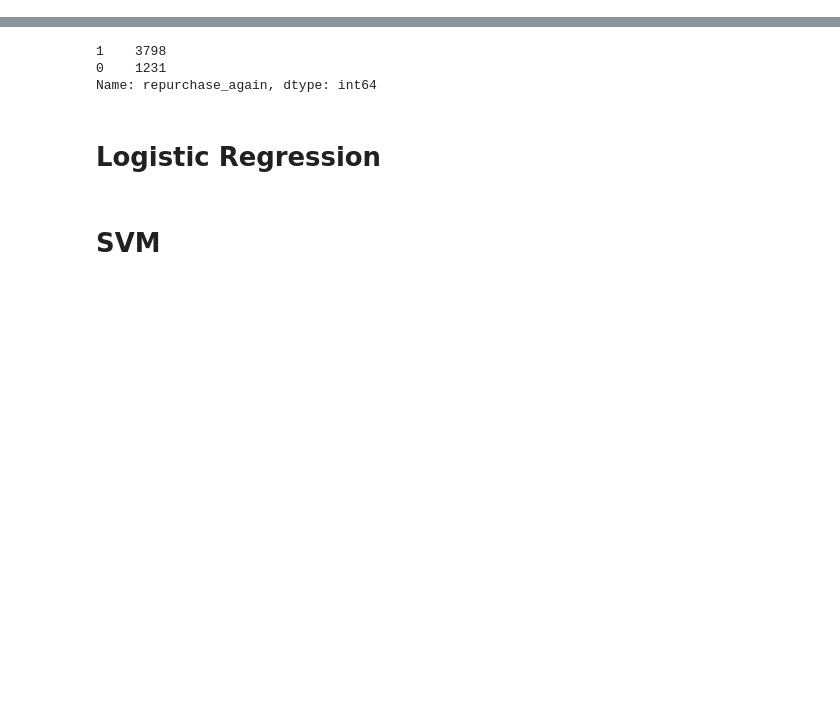
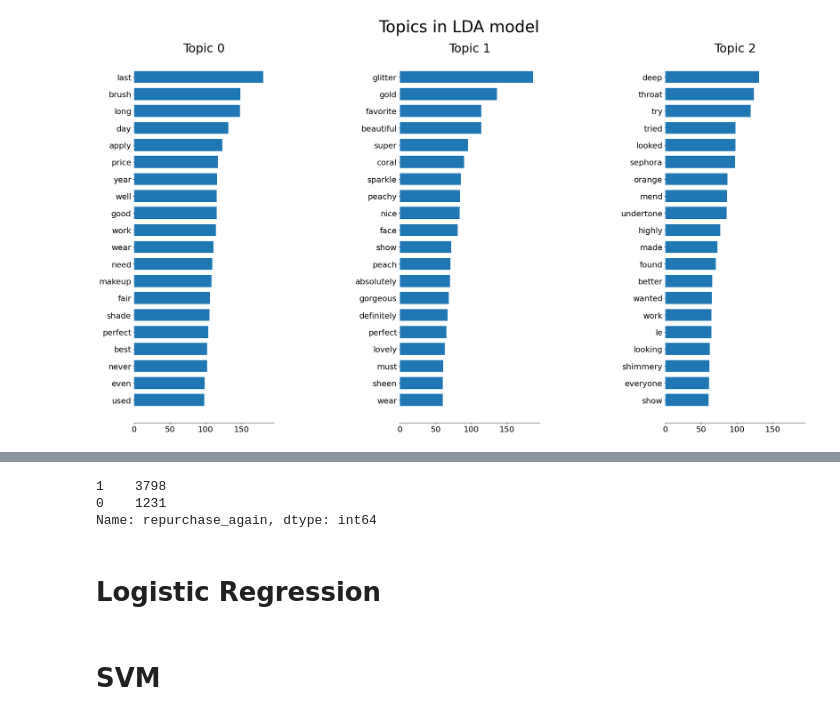
Before and after one commit to kohmin/makeupreviews, a Jupyter notebook: Model Building.ipynb, the cells around one changed output, grey strips where cells are left out. Saved outputs shown, nothing was run; the diff lists cells and outputs as text; code cells hidden in the pictures; blank space fills up the shorter version.

```diff
--- a/Model Building.ipynb
+++ b/Model Building.ipynb
@@ -8,0 +36,8 @@ from sklearn.svm import SVC
+# %%
+# create dictionary which maps each token to its corresponding tf-idf score to get more domain specific stopwords
+from sklearn.feature_extraction.text import TfidfVectorizer
+vect = TfidfVectorizer(stop_words= stop, max_df=0.85)
+X_train_dtm = vect.fit_transform(X_train['review_processed_stop'])
+word2tfidf = dict(zip(vect.get_feature_names(), vect.idf_))
+domain_specific_stopwords = sorted(word2tfidf, key = word2tfidf.get)[:30]
+stop.extend(domain_specific_stopwords)
@@ -8,0 +48,5 @@ from sklearn.svm import SVC
+# %%
+#Creating another tf-idf vectorizer to do topic modeling
+tfidf_vectorizer = TfidfVectorizer(stop_words= stop, min_df=0.04)
+X_train_dtm = tfidf_vectorizer.fit_transform(X_train['review_processed_stop'])
+X_test_dtm = tfidf_vectorizer.transform(X_test['review_processed_stop'])
@@ -8,0 +165,27 @@ from sklearn.svm import SVC
+# %%
+def plot_top_words(model, feature_names, n_top_words, title):
+    fig, axes = plt.subplots(1, 3, figsize=(30, 15), sharex=True)
+    axes = axes.flatten()
+    for topic_idx, topic in enumerate(model.components_):
+        top_features_ind = topic.argsort()[:-n_top_words - 1:-1]
+        top_features = [feature_names[i] for i in top_features_ind]
+        weights = topic[top_features_ind]
+
+        ax = axes[topic_idx]
+        ax.barh(top_features, weights, height=0.7)
+        ax.set_title(f'Topic {topic_idx}',
+                     fontdict={'fontsize': 30})
+        ax.invert_yaxis()
+        ax.tick_params(axis='both', which='major', labelsize=20)
+        for i in 'top right left'.split():
+            ax.spines[i].set_visible(False)
+        fig.suptitle(title, fontsize=40)
+
+    plt.subplots_adjust(top=0.90, bottom=0.05, wspace=0.90, hspace=0.3)
+    plt.show()
+
+n_top_words = 20
+words = tfidf_vectorizer.get_feature_names()
+plot_top_words(best_lda_model, words, n_top_words, 'Topics in LDA model')
+# %% [output]
+[figure, added]
```
Also changed, not shown: parts of 30 cells of this notebook.
